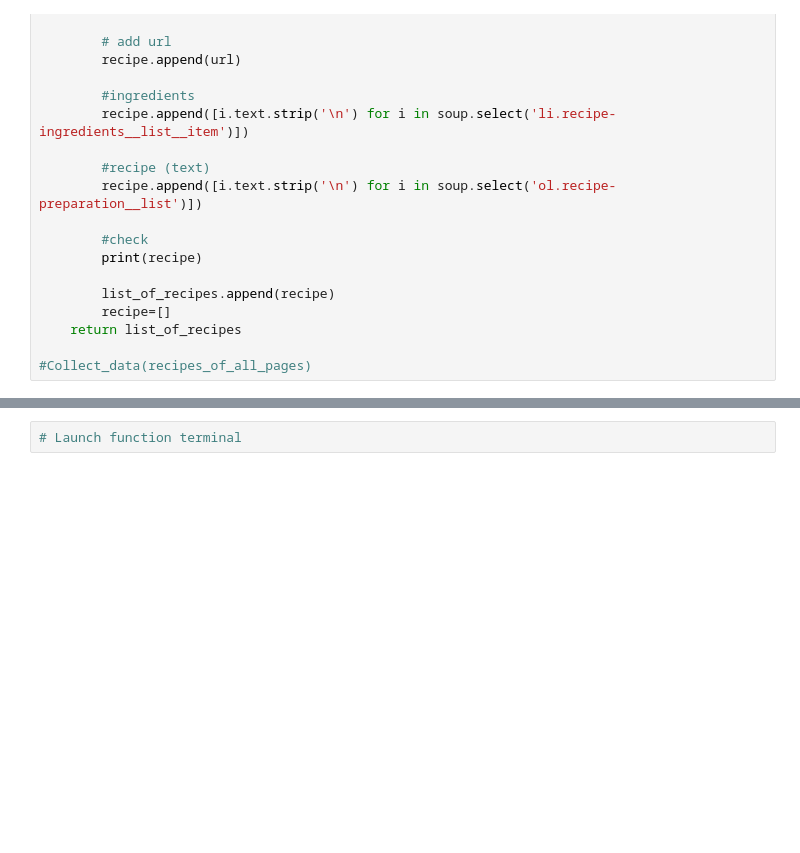
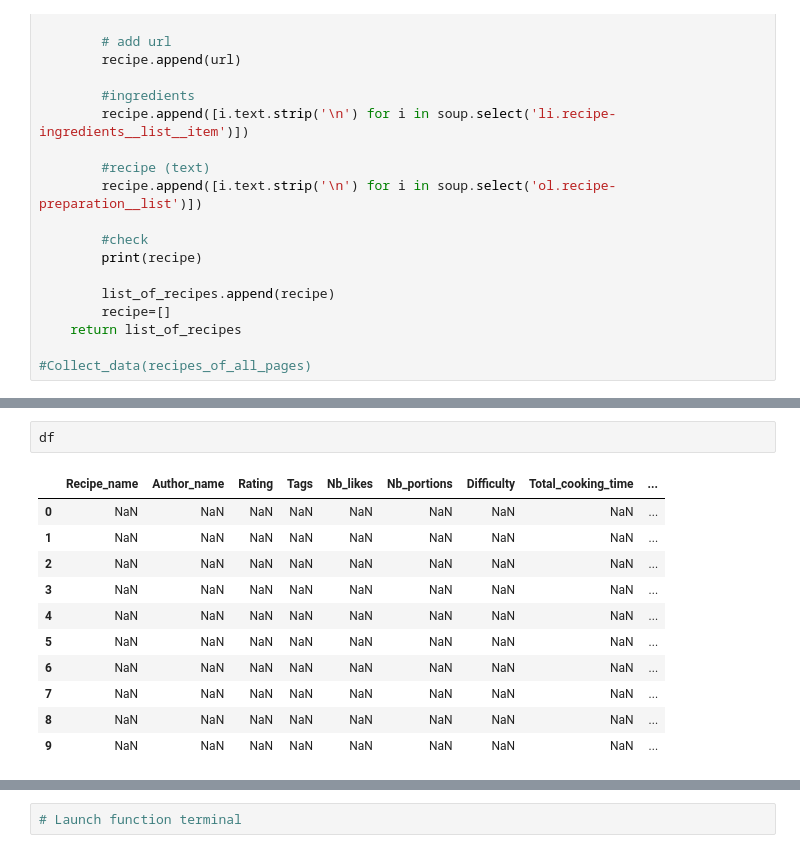
Before and after one commit to srosamont/Projects_Ironhack, a Jupyter notebook: web_scraping/Web_scrap_mamiton.ipynb, the cells around one changed output, grey strips where cells are left out. Cells and saved outputs as stored; diff of their text form; blank space fills up the shorter version.

```diff
--- a/web_scraping/Web_scrap_mamiton.ipynb
+++ b/web_scraping/Web_scrap_mamiton.ipynb
@@ -336,0 +326,14 @@ def create_dataFrame(recipe):
+# %%
+df
+# %% [output]
+|  | Recipe_name | Author_name | Rating | Tags | Nb_likes | Nb_portions | Difficulty | Total_cooking_time | ... |
+| 0 | NaN | NaN | NaN | NaN | NaN | NaN | NaN | NaN | ... |
+| 1 | NaN | NaN | NaN | NaN | NaN | NaN | NaN | NaN | ... |
+| 2 | NaN | NaN | NaN | NaN | NaN | NaN | NaN | NaN | ... |
+| 3 | NaN | NaN | NaN | NaN | NaN | NaN | NaN | NaN | ... |
+| 4 | NaN | NaN | NaN | NaN | NaN | NaN | NaN | NaN | ... |
+| 5 | NaN | NaN | NaN | NaN | NaN | NaN | NaN | NaN | ... |
+| 6 | NaN | NaN | NaN | NaN | NaN | NaN | NaN | NaN | ... |
+| 7 | NaN | NaN | NaN | NaN | NaN | NaN | NaN | NaN | ... |
+| 8 | NaN | NaN | NaN | NaN | NaN | NaN | NaN | NaN | ... |
+| 9 | NaN | NaN | NaN | NaN | NaN | NaN | NaN | NaN | ... |
```
Also changed, not shown: parts of 14 cells of this notebook, 1 other file.
